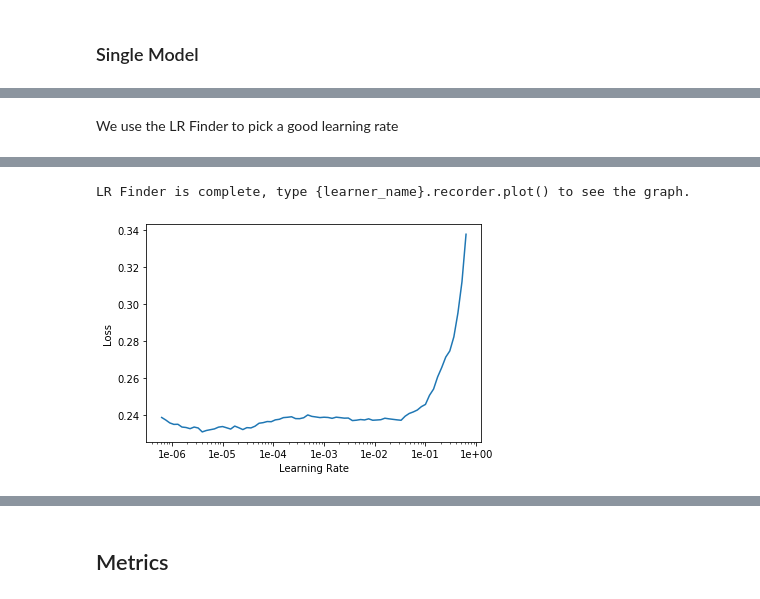
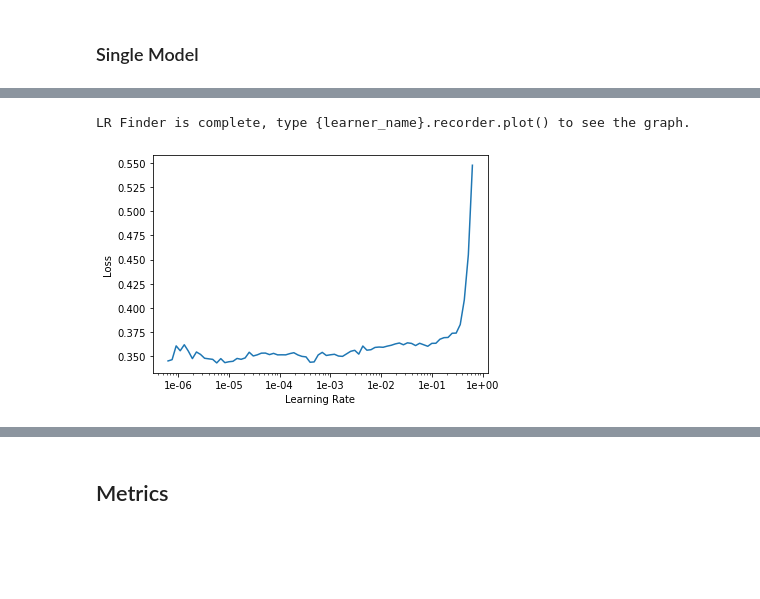
Before and after one commit to lutherkhill/codemash2020, a Jupyter notebook: codemash.ipynb, the cells around one changed output, grey strips where cells are left out. Saved outputs shown, nothing was run; the diff lists cells and outputs as text; code cells hidden in the pictures; blank space fills up the shorter version.

Commit message:
updated model to use only 3 relevant categories

```diff
--- a/codemash.ipynb
+++ b/codemash.ipynb
@@ -165,5 +140,5 @@ tfms = get_transforms(do_flip=True,
                       )
 # %%
 #construct data bunch (need to add weight decay and drop out rate to improve accuracy)
-data = (src.transform(size=512)
+data = (src.transform(size=512,)
         .databunch(bs=18).normalize(imagenet_stats))
@@ -204,8 +188,6 @@ Our base architecture is `resnet50` again, but the metrics are a little bit diff
 ### Single Model
 # %%
 # create convolutional neural network and return the accuracy metric
-# area under the curve  callback_fns=AUROC
-# convert to 16bit
-#.to_fp16()
-learn = cnn_learner(data, models.resnet50, metrics=[AUROC(), fbeta]).to_fp32()
+ResNet = cnn_learner(data, models.wide_resnet101_2, metrics=[fbeta]).to_fp16()
+#GoogleNet = cnn_learner(data, models.googlenet, metrics=[AUROC(), fbeta]).to_fp16()
 # %% [output]
@@ -219,2 +194,0 @@ learn.summary()
-# %% [markdown]
-We use the LR Finder to pick a good learning rate
@@ -221,10 +197,10 @@ We use the LR Finder to pick a good learning rate
 # %%
  # find the ideal inital learning rate for your model
-GoogleNet_learner.lr_find()
-GoogleNet_learner.recorder.plot()
+ResNet.lr_find()
+ResNet.recorder.plot()
 # %% [output]
 [interactive output not drawn]
 LR Finder is complete, type {learner_name}.recorder.plot() to see the graph.
-[figure, old version]
+[figure, new version]
 # %%
 # to pic the ideal learning rate we find the stepest part of the curve and back it up by a factor of ten.
```
Also changed, not shown: parts of 62 cells of this notebook.
